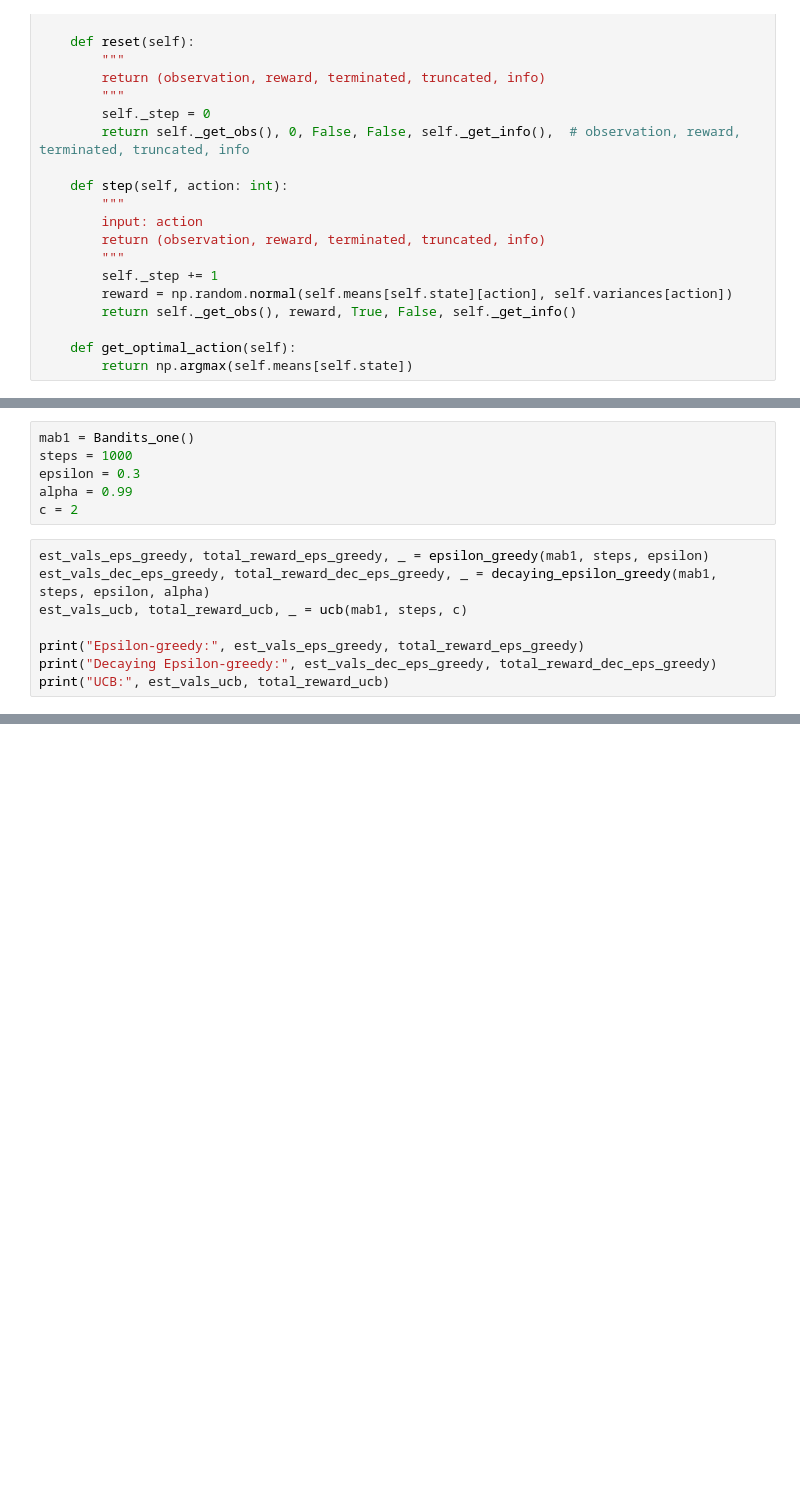
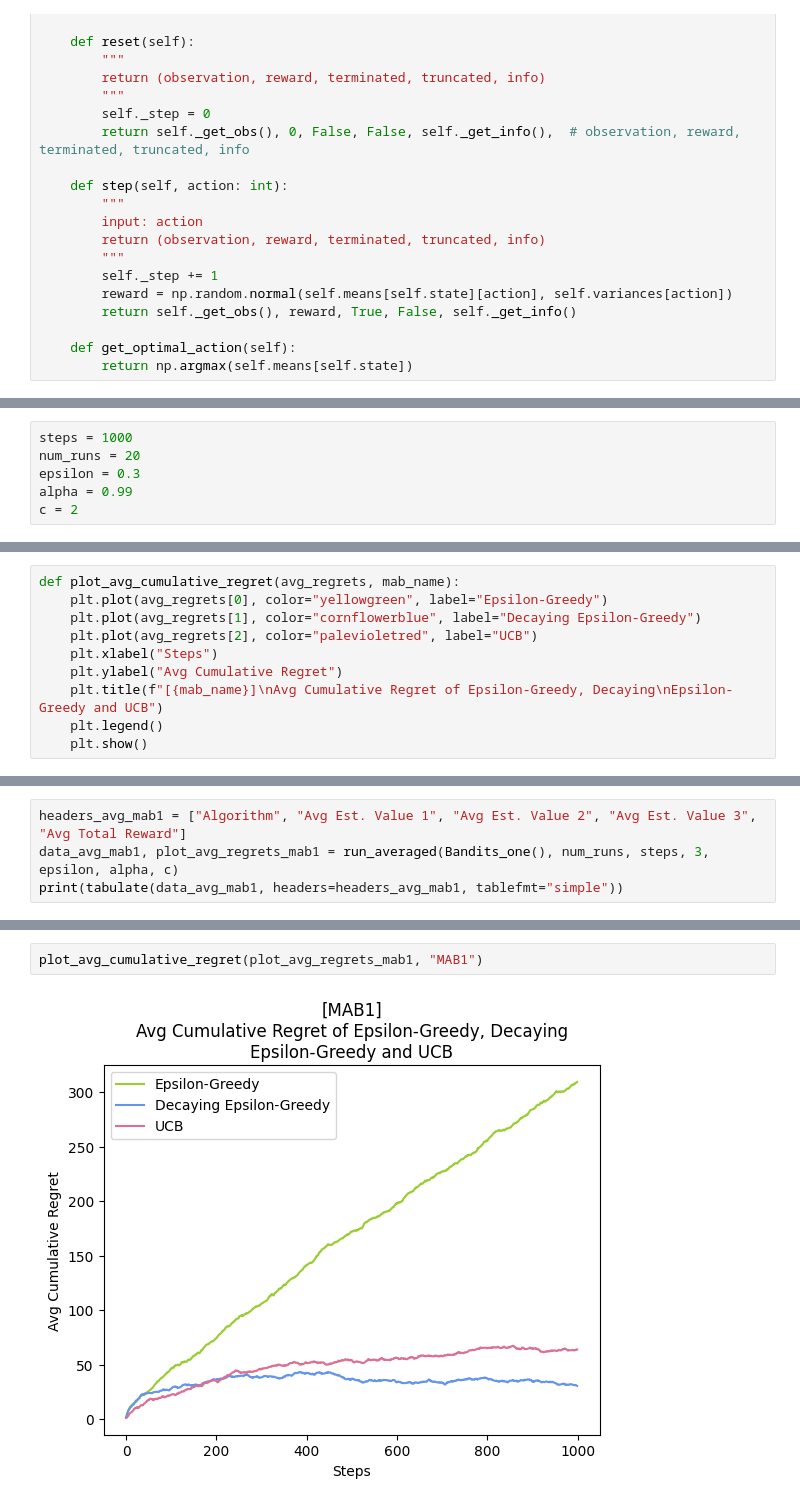
Before and after one commit to kuimetra/reinforcement_learning, a Jupyter notebook: bandit.ipynb, the cells around one changed output, grey strips where cells are left out. Cells and saved outputs as stored; diff of their text form; blank space fills up the shorter version.

```diff
--- a/bandit.ipynb
+++ b/bandit.ipynb
@@ -166,16 +167,8 @@ def ucb(mab, T, c):
 
     return est_vals, total_reward, regrets
 # %%
-mab1 = Bandits_one()
 steps = 1000
+num_runs = 20
 epsilon = 0.3
 alpha = 0.99
 c = 2
-# %%
-est_vals_eps_greedy, total_reward_eps_greedy, _ = epsilon_greedy(mab1, steps, epsilon)
-est_vals_dec_eps_greedy, total_reward_dec_eps_greedy, _ = decaying_epsilon_greedy(mab1, steps, epsilon, alpha)
-est_vals_ucb, total_reward_ucb, _ = ucb(mab1, steps, c)
-
-print("Epsilon-greedy:", est_vals_eps_greedy, total_reward_eps_greedy)
-print("Decaying Epsilon-greedy:", est_vals_dec_eps_greedy, total_reward_dec_eps_greedy)
-print("UCB:", est_vals_ucb, total_reward_ucb)
@@ -218,0 +227,10 @@ plt.show()
+# %%
+def plot_avg_cumulative_regret(avg_regrets, mab_name):
+    plt.plot(avg_regrets[0], color="yellowgreen", label="Epsilon-Greedy")
+    plt.plot(avg_regrets[1], color="cornflowerblue", label="Decaying Epsilon-Greedy")
+    plt.plot(avg_regrets[2], color="palevioletred", label="UCB")
+    plt.xlabel("Steps")
+    plt.ylabel("Avg Cumulative Regret")
+    plt.title(f"[{mab_name}]\nAvg Cumulative Regret of Epsilon-Greedy, Decaying\nEpsilon-Greedy and UCB")
+    plt.legend()
+    plt.show()
@@ -218,0 +250,4 @@ plt.show()
+# %%
+headers_avg_mab1 = ["Algorithm", "Avg Est. Value 1", "Avg Est. Value 2", "Avg Est. Value 3", "Avg Total Reward"]
+data_avg_mab1, plot_avg_regrets_mab1 = run_averaged(Bandits_one(), num_runs, steps, 3, epsilon, alpha, c)
+print(tabulate(data_avg_mab1, headers=headers_avg_mab1, tablefmt="simple"))
@@ -218,0 +260,4 @@ plt.show()
+# %%
+plot_avg_cumulative_regret(plot_avg_regrets_mab1, "MAB1")
+# %% [output]
+[figure, added]
```
Also changed, not shown: parts of 17 cells of this notebook.
